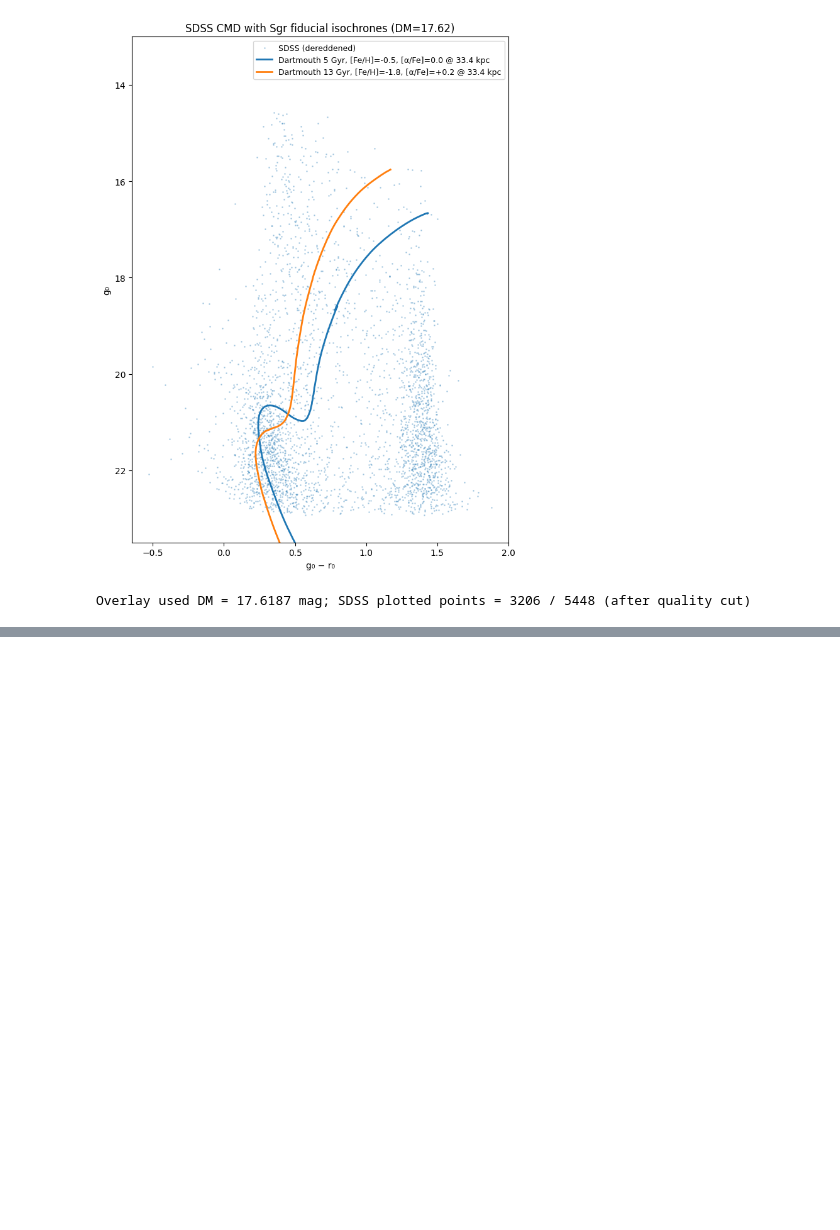
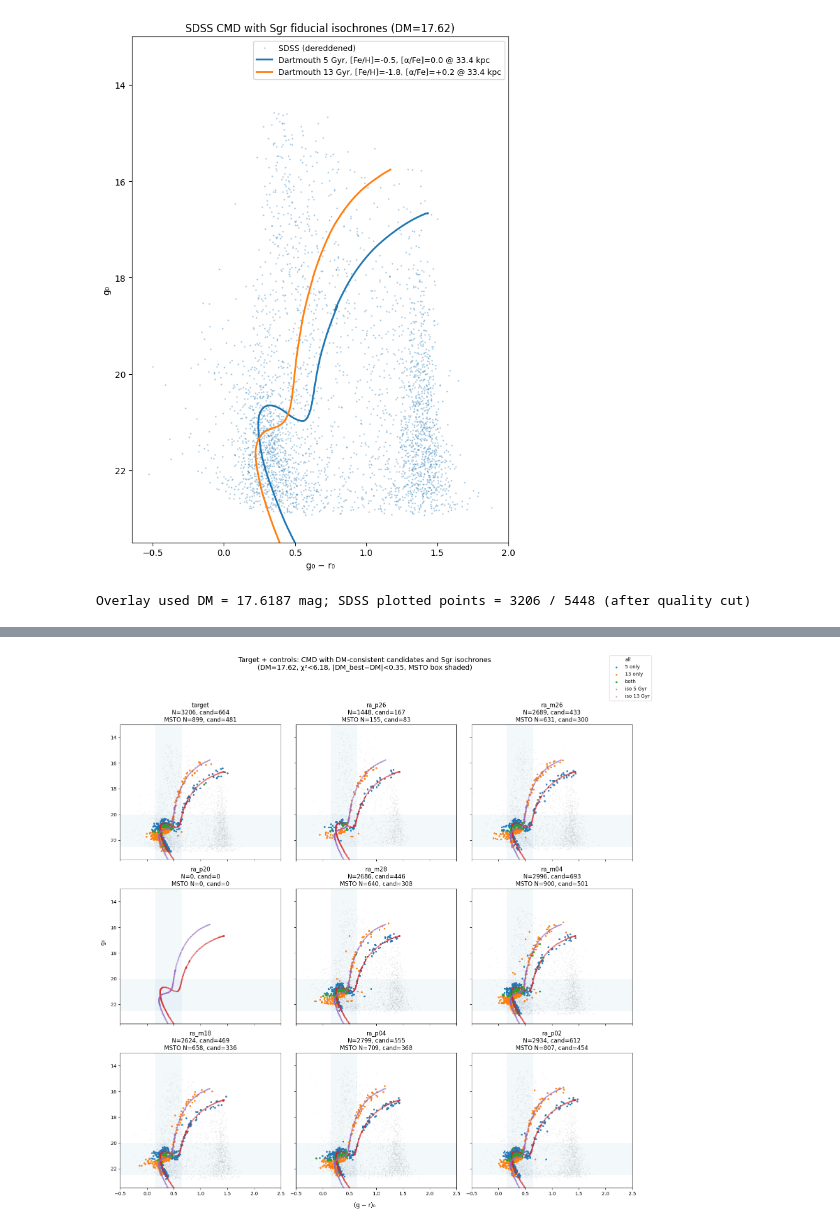
Before and after one commit to zangston/ASTR-5140, a Jupyter notebook: project2/Project2.ipynb, the cells around one changed output, grey strips where cells are left out. Cells and saved outputs as stored; diff of their text form; code cells hidden in the pictures; blank space fills up the shorter version.

```diff
--- a/project2/Project2.ipynb
+++ b/project2/Project2.ipynb
@@ -518 +340,91 @@ plt.show()
+# %%
+# cell 4: CMD comparison plots (target + a few controls) with candidates + isochrones
+
+# --- pick fields to plot ---
+random.seed(0)
+
+field_map = {fid: df for fid, df in fields}
+target_df = field_map["target"]
+
+control_ids = [fid for fid, _ in fields if fid != "target"]
+n_controls_to_plot = min(8, len(control_ids))
+plot_ids = ["target"] + random.sample(control_ids, k=n_controls_to_plot)
+
+# --- isochrones shifted to Sgr distance (for plotting only) ---
+def iso_app_arrays(Mg_iso, Mr_iso, DM):
+    g_app = Mg_iso + DM
+    r_app = Mr_iso + DM
+    c_app = g_app - r_app
+    return c_app, g_app
+
+c5_app, g5_app   = iso_app_arrays(Mg5,  Mr5,  DM_SGR)
+c13_app, g13_app = iso_app_arrays(Mg13, Mr13, DM_SGR)
+
+# --- subplot grid ---
+n = len(plot_ids)
+ncols = 3
+nrows = int(np.ceil(n / ncols))
+
+fig, axes = plt.subplots(nrows, ncols, figsize=(5.5*ncols, 5.5*nrows), sharex=True, sharey=True)
+axes = np.array(axes).reshape(-1)
+
+for ax, fid in zip(axes, plot_ids):
+    dfp = field_map[fid]
+
+    # background points (quality-cut already)
+    ax.scatter(dfp["g_r"], dfp["g0"], s=1, alpha=0.08, color="gray", label="all")
+
+    # emphasize MSTO region (box) for context
+    ax.axvspan(msto["cmin"], msto["cmax"], alpha=0.05)
+    ax.axhspan(msto["gmin"], msto["gmax"], alpha=0.05)
+
+    # candidates (overall)
+    ax.scatter(dfp.loc[dfp["cand_5"] & ~dfp["cand_13and13"] if False else dfp["cand_5"] & ~dfp["cand_13"], "g_r"],
+               dfp.loc[dfp["cand_5"] & ~dfp["cand_13"], "g0"],
+               s=8, alpha=0.85, label="5 only")
+
+    ax.scatter(dfp.loc[dfp["cand_13"] & ~dfp["cand_5"], "g_r"],
+               dfp.loc[dfp["cand_13"] & ~dfp["cand_5"], "g0"],
+               s=8, alpha=0.85, label="13 only")
+
+    ax.scatter(dfp.loc[dfp["cand_both"], "g_r"],
+               dfp.loc[dfp["cand_both"], "g0"],
+               s=10, alpha=0.95, label="both")
+
+    # isochrones as points (avoid line zig-zags)
+    ax.scatter(c5_app,  g5_app,  s=5, alpha=0.45, label="iso 5 Gyr")
+    ax.scatter(c13_app, g13_app, s=5, alpha=0.45, label="iso 13 Gyr")
+
+    # titles with counts
+    N = len(dfp)
+    Nc = int(dfp["cand_either"].sum())
+    Nm = int(dfp["in_msto"].sum())
+    Ncm = int((dfp["cand_either"] & dfp["in_msto"]).sum())
+    ax.set_title(f"{fid}\nN={N}, cand={Nc}\nMSTO N={Nm}, cand={Ncm}")
+
+    ax.invert_yaxis()
+    ax.set_xlim(-0.5, 2.5)
+    ax.set_ylim(23.5, 13)
+
+# turn off unused axes
+for k in range(len(plot_ids), len(axes)):
+    axes[k].axis("off")
+
+# labels + legend
+fig.text(0.5, 0.04, "(g − r)₀", ha="center", fontsize=12)
+fig.text(0.04, 0.5, "g₀", va="center", rotation="vertical", fontsize=12)
+
+handles, labels = axes[0].get_legend_handles_labels()
+fig.legend(handles[:6], labels[:6], loc="upper right", fontsize=10)
+
+fig.suptitle(
+    f"Target + controls: CMD with DM-consistent candidates and Sgr isochrones\n"
+    f"(DM={DM_SGR:.2f}, χ²<{CHI2_THRESH}, |DM_best−DM|<{DM_TOL}, MSTO box shaded)",
+    y=0.995, fontsize=14
+)
+
+plt.tight_layout(rect=[0.05, 0.05, 0.98, 0.96])
+plt.show()
+# %% [output]
+[figure, added]
 # %%
```
Also changed, not shown: parts of 8 cells of this notebook.
